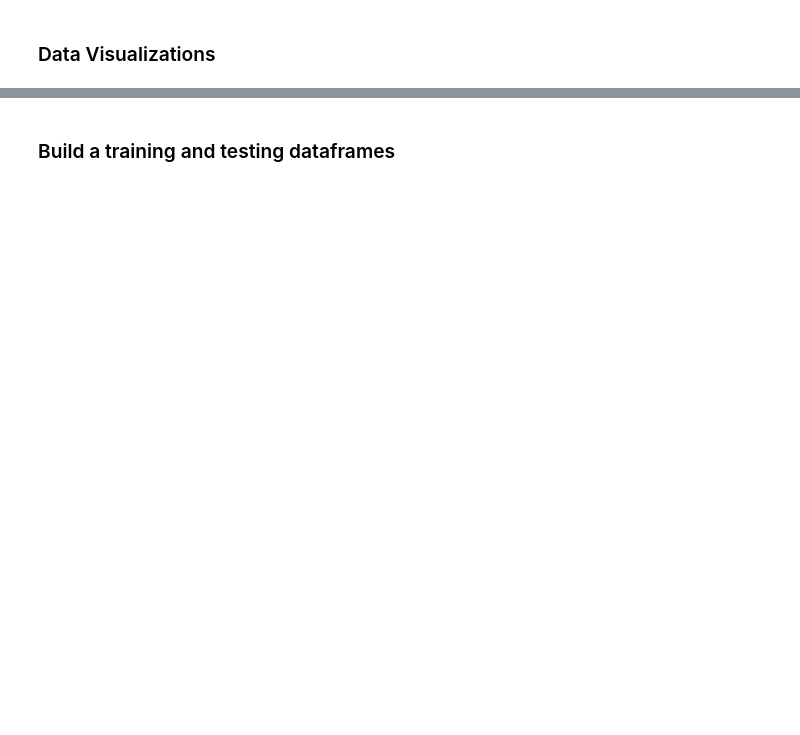
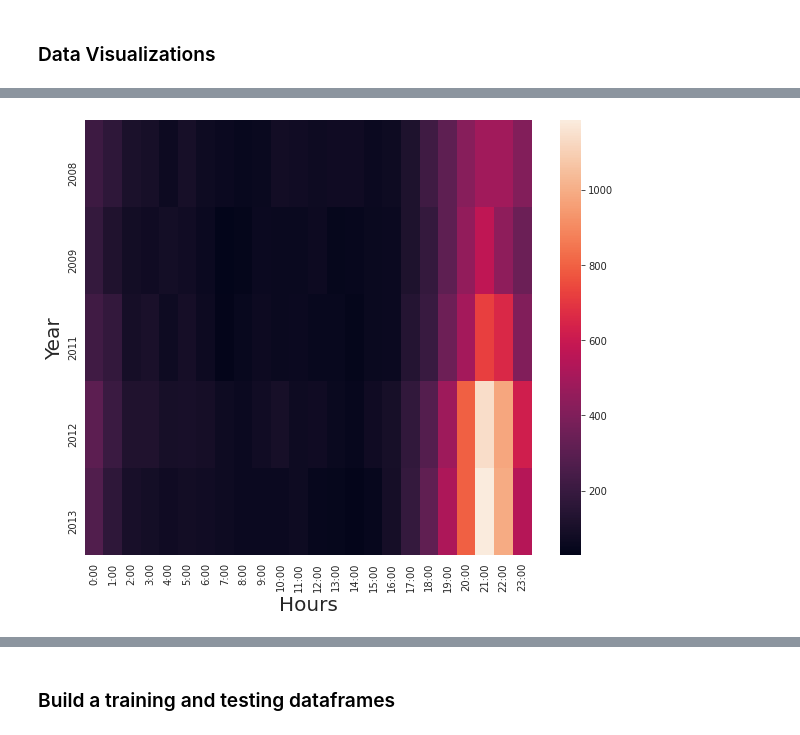
Before and after one commit to larregui/IST718-Project, a Jupyter notebook: IST718_FinalProject_2020.ipynb, the cells around one changed output, grey strips where cells are left out. Saved outputs shown, nothing was run; the diff lists cells and outputs as text; code cells hidden in the pictures; blank space fills up the shorter version.

```diff
--- a/IST718_FinalProject_2020.ipynb
+++ b/IST718_FinalProject_2020.ipynb
@@ -20,7 +26,7 @@ from sklearn.linear_model import LinearRegression
 ### Import Dataset and Cleanup
 # %%
 # read in UFO data
-ufo = pd.read_csv("ufo.csv")
+ufo = pd.read_csv("/content/ufo.csv")
 # shape and data types of the data
 print("What are the dimensions of the dataset?\n",ufo.shape)
 print("What are the datatypes for each variable?\n",ufo.dtypes)
@@ -108,0 +153,21 @@ TypeError: ignored
+# %%
+hours_high = nufo['datetime'].dt.hour.value_counts()
+years_high = nufo['datetime'].dt.year.value_counts().head()
+month_high = nufo['datetime'].dt.month.value_counts()
+def top_years(year):
+    if year in years_high.index:
+        return year
+hour_vs_year = nufo.pivot_table(columns=nufo['datetime'].dt.hour,index=nufo['datetime'].dt.year.apply(top_years),aggfunc='count',values='city')
+hour_vs_year.columns = hour_vs_year.columns.astype(int)
+hour_vs_year.columns = hour_vs_year.columns.astype(str) + ":00"
+hour_vs_year.index = hour_vs_year.index.astype(int)
+
+month_vs_year = nufo.pivot_table(columns=nufo['datetime'].dt.month,index=nufo['datetime'].dt.year.apply(top_years),aggfunc='count',values='city')
+month_vs_year.columns = month_vs_year.columns.astype(int)
+# %%
+plt.figure(figsize=(10,8))
+ax = sns.heatmap(hour_vs_year)
+ax.set_xlabel('Hours').set_size(20)
+ax.set_ylabel('Year').set_size(20)
+# %% [output]
+[figure, added]
```
Also changed, not shown: parts of 19 cells of this notebook.
